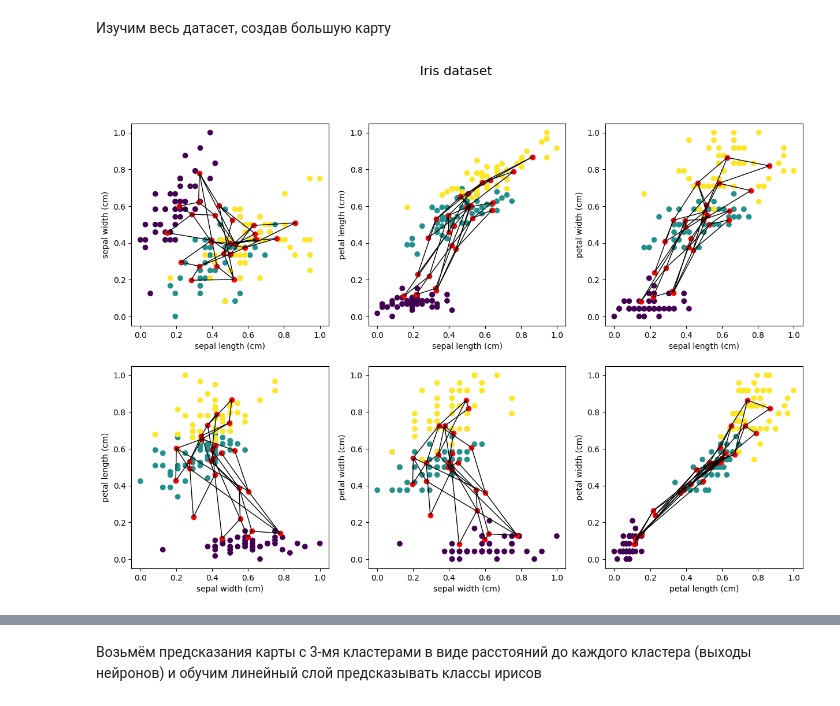
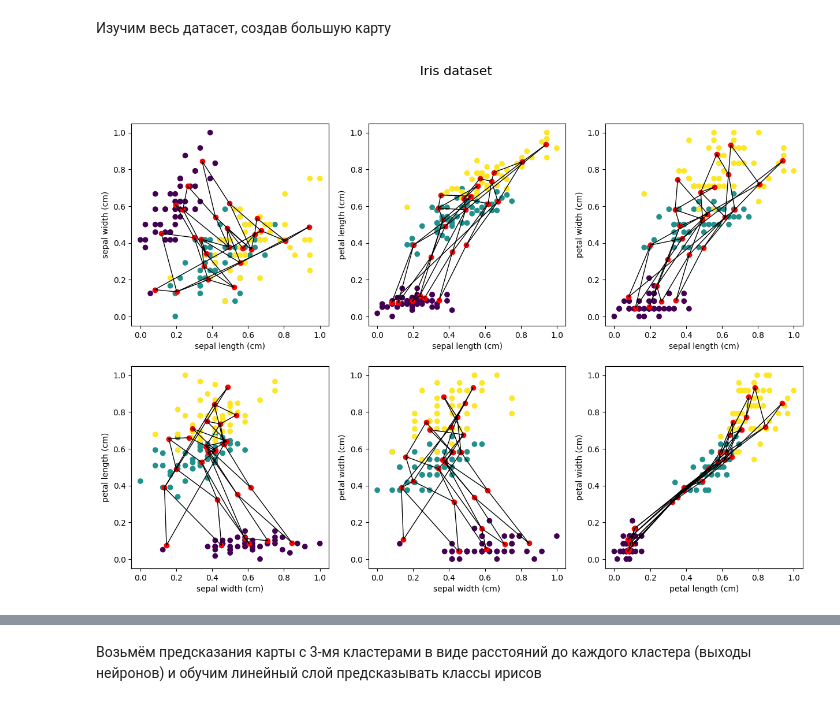
Before and after one commit to Papr1ka/nns, a Jupyter notebook: 34/34.ipynb, the cells around one changed output, grey strips where cells are left out. Saved outputs shown, nothing was run; the diff lists cells and outputs as text; code cells hidden in the pictures.

```diff
--- a/34/34.ipynb
+++ b/34/34.ipynb
@@ -271,10 +271,10 @@ plot_map2d(kmap.map.coords.reshape((kmap.map.x, kmap.map.y, 2)), cluster_classes
 Изучим весь датасет, создав большую карту
 # %%
 analysys_kmap = KohonenMap(4, Map2D(5, 5))
-train(analysys_kmap, X, 1, 0.01, 1000)
+train(analysys_kmap, X, 1, 0.5, 1000)
 plot_centroids(analysys_kmap.weights, analysys_kmap.map.coords.reshape(analysys_kmap.map.x, analysys_kmap.map.y, 2));
 # %% [output]
-[figure, old version]
+[figure, new version]
 # %%
 cluster_classes = count_labels(analysys_kmap.neuron_count, analysys_kmap.predict(X), [int(x) for x in np.argmax(Y, axis=1)])
 cluster_classes
```
Also changed, not shown: parts of 9 cells of this notebook.
